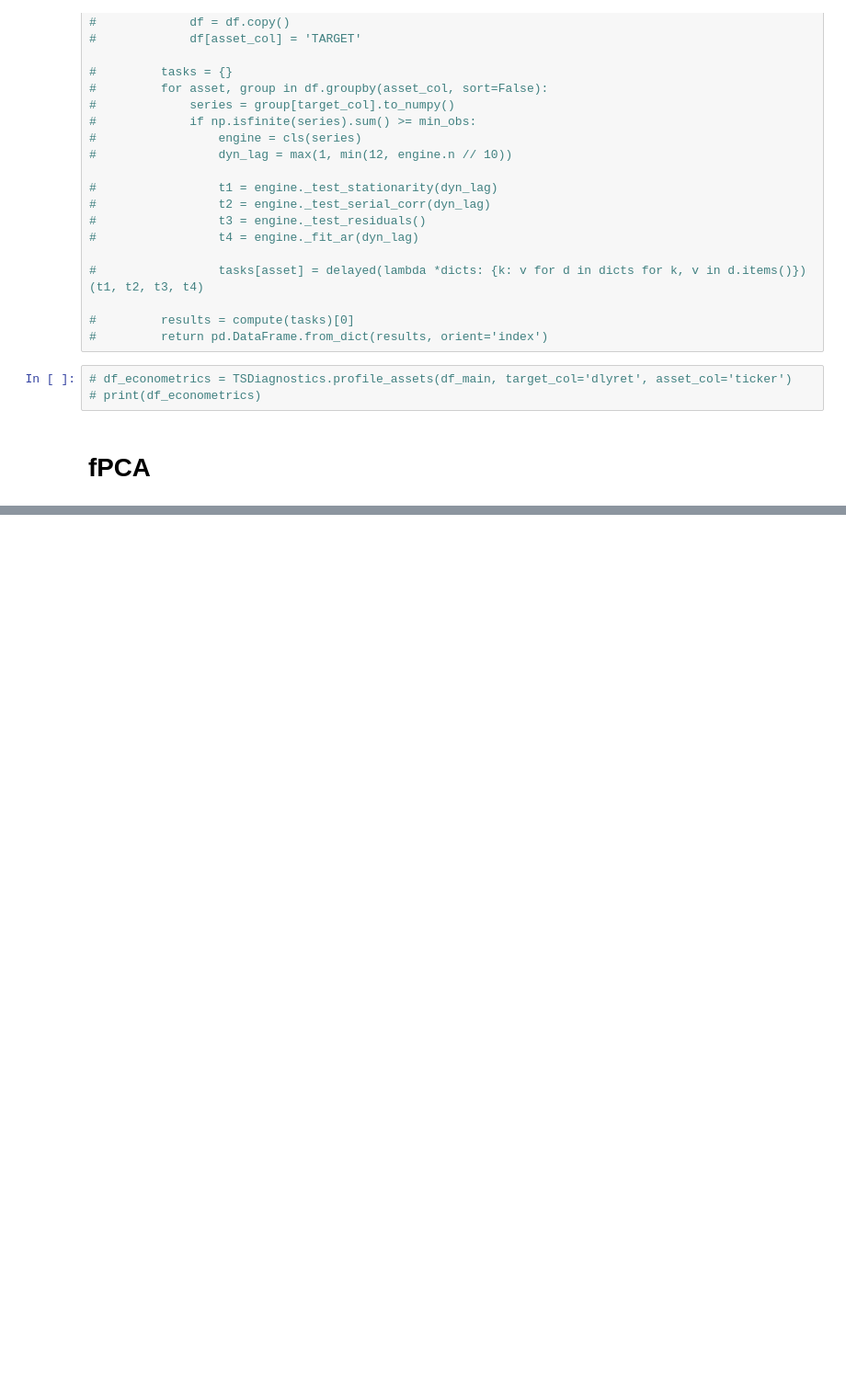
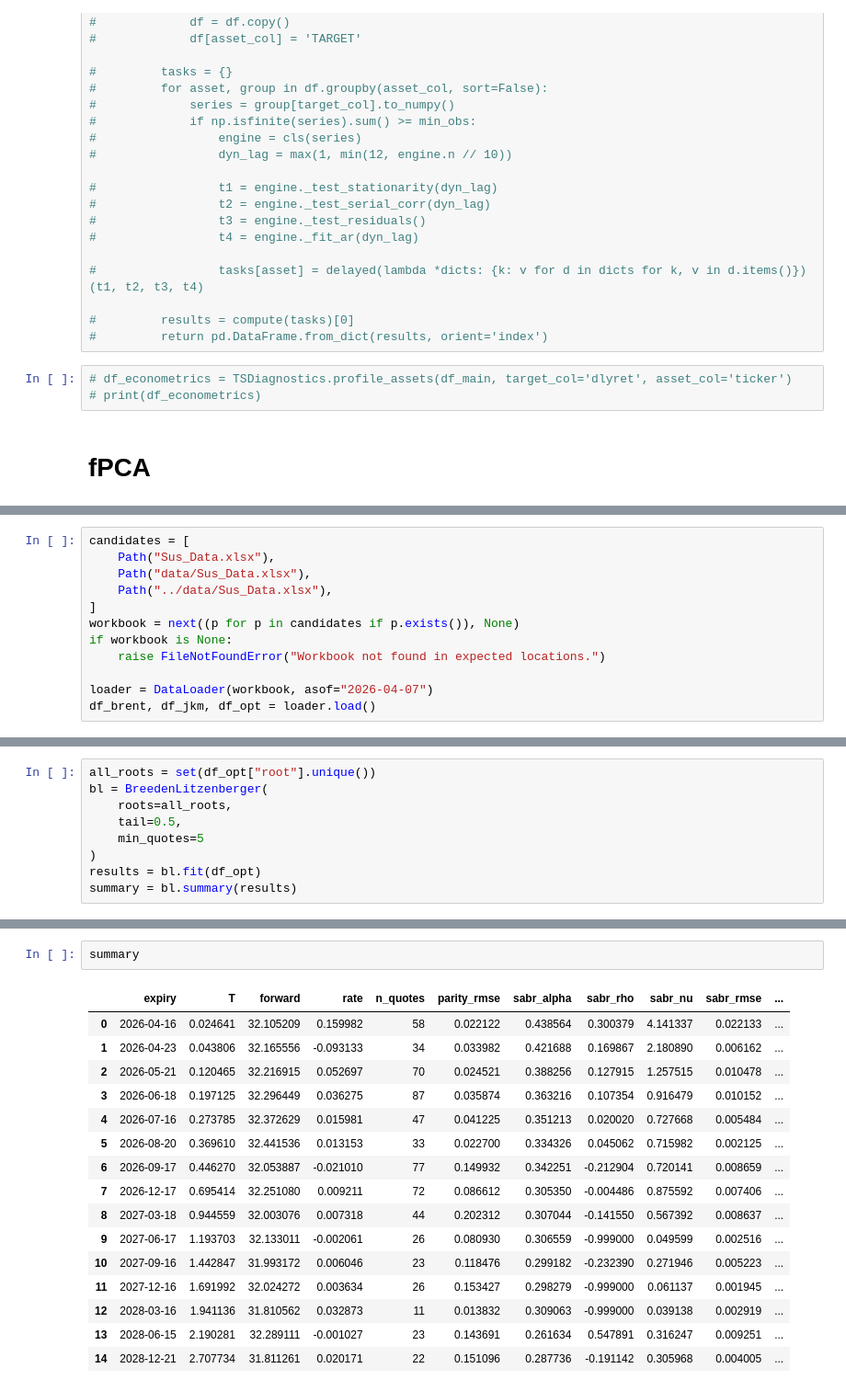
Before and after one commit to ZacKienzle2/SIGStockPitch, a Jupyter notebook: notebooks/analysis.ipynb, the cells around one changed output, grey strips where cells are left out. Shown at 92% size. Saved outputs shown, nothing was run; the diff lists cells and outputs as text; blank space fills up the shorter version.

```diff
--- a/notebooks/analysis.ipynb
+++ b/notebooks/analysis.ipynb
@@ -383,0 +375,12 @@ class CausalEventIsolator:
+# %%
+candidates = [
+    Path("Sus_Data.xlsx"),
+    Path("data/Sus_Data.xlsx"),
+    Path("../data/Sus_Data.xlsx"),
+]
+workbook = next((p for p in candidates if p.exists()), None)
+if workbook is None:
+    raise FileNotFoundError("Workbook not found in expected locations.")
+
+loader = DataLoader(workbook, asof="2026-04-07")
+df_brent, df_jkm, df_opt = loader.load()
@@ -634,0 +1600,9 @@ print(causal_results.head())
+# %%
+all_roots = set(df_opt["root"].unique())
+bl = BreedenLitzenberger(
+    roots=all_roots,
+    tail=0.5,
+    min_quotes=5
+)
+results = bl.fit(df_opt)
+summary = bl.summary(results)
@@ -634,0 +1629,19 @@ print(causal_results.head())
+# %%
+summary
+# %% [output]
+|  | expiry | T | forward | rate | n_quotes | parity_rmse | sabr_alpha | sabr_rho | sabr_nu | sabr_rmse | ... |
+| 0 | 2026-04-16 | 0.024641 | 32.105209 | 0.159982 | 58 | 0.022122 | 0.438564 | 0.300379 | 4.141337 | 0.022133 | ... |
+| 1 | 2026-04-23 | 0.043806 | 32.165556 | -0.093133 | 34 | 0.033982 | 0.421688 | 0.169867 | 2.180890 | 0.006162 | ... |
+| 2 | 2026-05-21 | 0.120465 | 32.216915 | 0.052697 | 70 | 0.024521 | 0.388256 | 0.127915 | 1.257515 | 0.010478 | ... |
+| 3 | 2026-06-18 | 0.197125 | 32.296449 | 0.036275 | 87 | 0.035874 | 0.363216 | 0.107354 | 0.916479 | 0.010152 | ... |
+| 4 | 2026-07-16 | 0.273785 | 32.372629 | 0.015981 | 47 | 0.041225 | 0.351213 | 0.020020 | 0.727668 | 0.005484 | ... |
+| 5 | 2026-08-20 | 0.369610 | 32.441536 | 0.013153 | 33 | 0.022700 | 0.334326 | 0.045062 | 0.715982 | 0.002125 | ... |
+| 6 | 2026-09-17 | 0.446270 | 32.053887 | -0.021010 | 77 | 0.149932 | 0.342251 | -0.212904 | 0.720141 | 0.008659 | ... |
+| 7 | 2026-12-17 | 0.695414 | 32.251080 | 0.009211 | 72 | 0.086612 | 0.305350 | -0.004486 | 0.875592 | 0.007406 | ... |
+| 8 | 2027-03-18 | 0.944559 | 32.003076 | 0.007318 | 44 | 0.202312 | 0.307044 | -0.141550 | 0.567392 | 0.008637 | ... |
+| 9 | 2027-06-17 | 1.193703 | 32.133011 | -0.002061 | 26 | 0.080930 | 0.306559 | -0.999000 | 0.049599 | 0.002516 | ... |
+| 10 | 2027-09-16 | 1.442847 | 31.993172 | 0.006046 | 23 | 0.118476 | 0.299182 | -0.232390 | 0.271946 | 0.005223 | ... |
+| 11 | 2027-12-16 | 1.691992 | 32.024272 | 0.003634 | 26 | 0.153427 | 0.298279 | -0.999000 | 0.061137 | 0.001945 | ... |
+| 12 | 2028-03-16 | 1.941136 | 31.810562 | 0.032873 | 11 | 0.013832 | 0.309063 | -0.999000 | 0.039138 | 0.002919 | ... |
+| 13 | 2028-06-15 | 2.190281 | 32.289111 | -0.001027 | 23 | 0.143691 | 0.261634 | 0.547891 | 0.316247 | 0.009251 | ... |
+| 14 | 2028-12-21 | 2.707734 | 31.811261 | 0.020171 | 22 | 0.151096 | 0.287736 | -0.191142 | 0.305968 | 0.004005 | ... |
```
Also changed, not shown: parts of 39 cells of this notebook.
